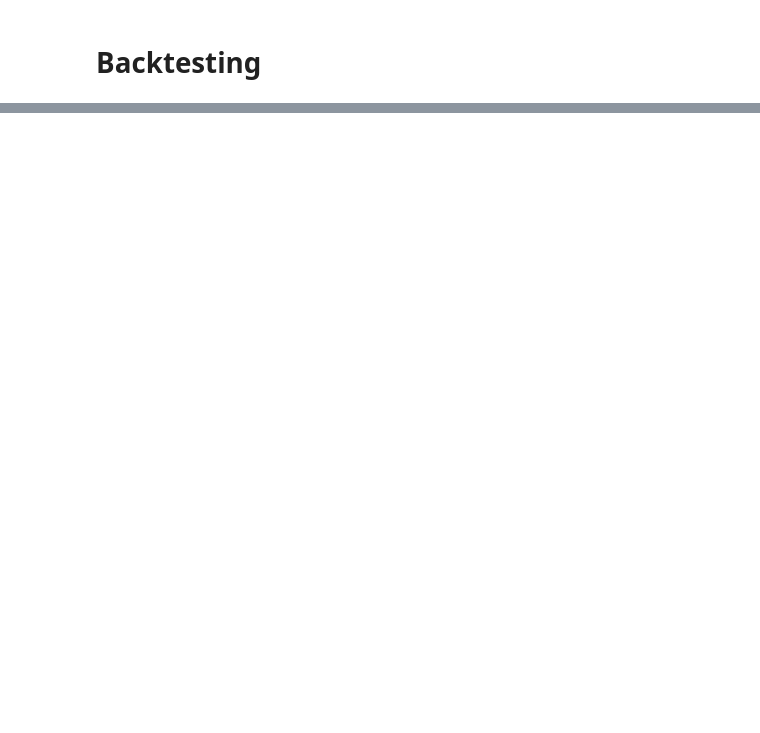
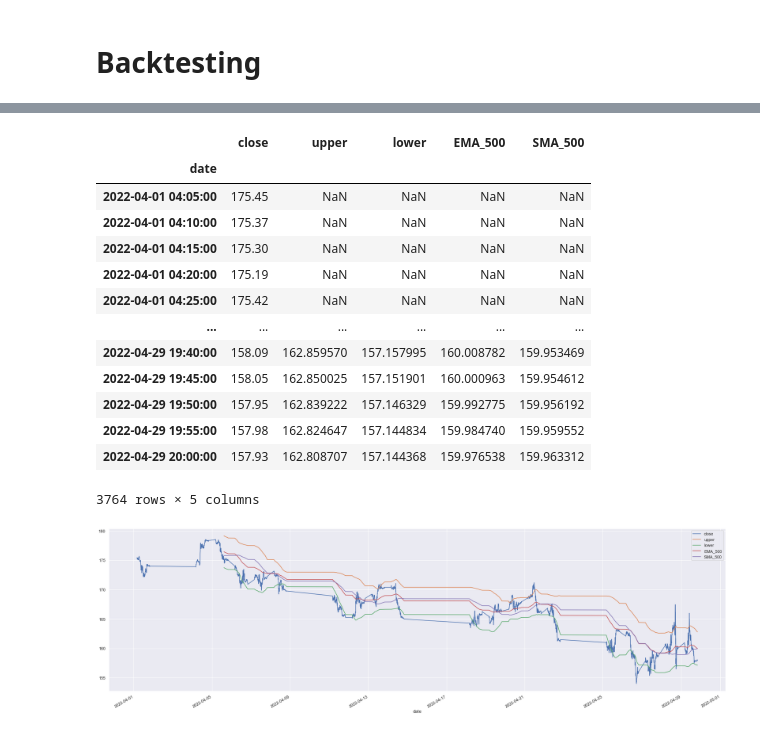
Before and after one commit to tharshikan/QuantitativeTrading, a Jupyter notebook: notebooks/Backtesting.ipynb, the cells around one changed output, grey strips where cells are left out. Cells and saved outputs as stored; diff of their text form; code cells hidden in the pictures; blank space fills up the shorter version.

```diff
--- a/notebooks/Backtesting.ipynb
+++ b/notebooks/Backtesting.ipynb
@@ -12,9 +12,11 @@ sns.set_theme(color_codes=True)
 import statsmodels.api as sm
 from sklearn.linear_model import LinearRegression
 import yfinance as yf
+from alpha_vantage.techindicators import TechIndicators
+from alpha_vantage.timeseries import TimeSeries
+import talib
+sns.set_theme(color_codes=True)
+API_KEY = 'EC1W3AWVDZ3LA1T8'
+ts= TimeSeries(key=API_KEY,output_format='pandas' )
+ti = TechIndicators(key=API_KEY,output_format='pandas')
+sns.set(rc={'figure.figsize':(30,9)})
-# %%
-#get data from yahoo finance
-ticker = 'AAPL'
-start = '2020-01-01'
-end = '2020-04-30'
-data = yf.intraDay(ticker, start=start, end=end)
@@ -22,0 +23,17 @@ AttributeError: module 'yfinance' has no attribute 'intraDay'
+# %%
+#get data from yahoo finance
+ticker = 'AAPL'
+start = '2020-01-01'
+end = '2020-04-30'
+def get_data(interval:str):
+    data, meta_data = ts.get_intraday(symbol=ticker,interval=interval, outputsize='full',)
+    data['open'] = data['1. open']
+    data['high'] = data['2. high']
+    data['low'] = data['3. low']
+    data['close'] = data['4. close']
+    data['volume'] = data['5. volume']
+    data.drop(['1. open','2. high','3. low','4. close','5. volume'],axis=1,inplace=True)
+    data.sort_index(inplace=True)
+    return data
+df_5= get_data('5min')
+df_15 = get_data('15min')
@@ -22,0 +78,26 @@ AttributeError: module 'yfinance' has no attribute 'intraDay'
+# %%
+plot_df = pd.DataFrame(index=df_5.index)
+plot_df['close'] = df_5['close']
+plot_df['upper'] = df_5['Upper Band']
+plot_df['lower'] = df_5['Lower Band']
+plot_df['EMA_500'] = df_5['EMA_500']
+plot_df['SMA_500'] = df_5['SMA_500']
+plot_df.plot(figsize=(30,9),)
+# sns.lineplot(data=plot_df,)
+# px.line(plot_df, )
+# %% [output]
+|  | close | upper | lower | EMA_500 | SMA_500 |
+| date |  |  |  |  |  |
+| 2022-04-01 04:05:00 | 175.45 | NaN | NaN | NaN | NaN |
+| 2022-04-01 04:10:00 | 175.37 | NaN | NaN | NaN | NaN |
+| 2022-04-01 04:15:00 | 175.30 | NaN | NaN | NaN | NaN |
+| 2022-04-01 04:20:00 | 175.19 | NaN | NaN | NaN | NaN |
+| 2022-04-01 04:25:00 | 175.42 | NaN | NaN | NaN | NaN |
+| ... | ... | ... | ... | ... | ... |
+| 2022-04-29 19:40:00 | 158.09 | 162.859570 | 157.157995 | 160.008782 | 159.953469 |
+| 2022-04-29 19:45:00 | 158.05 | 162.850025 | 157.151901 | 160.000963 | 159.954612 |
+| 2022-04-29 19:50:00 | 157.95 | 162.839222 | 157.146329 | 159.992775 | 159.956192 |
+| 2022-04-29 19:55:00 | 157.98 | 162.824647 | 157.144834 | 159.984740 | 159.959552 |
+| 2022-04-29 20:00:00 | 157.93 | 162.808707 | 157.144368 | 159.976538 | 159.963312 |
+3764 rows × 5 columns
+[figure, added]
```
Also changed, not shown: parts of 4 cells of this notebook.
